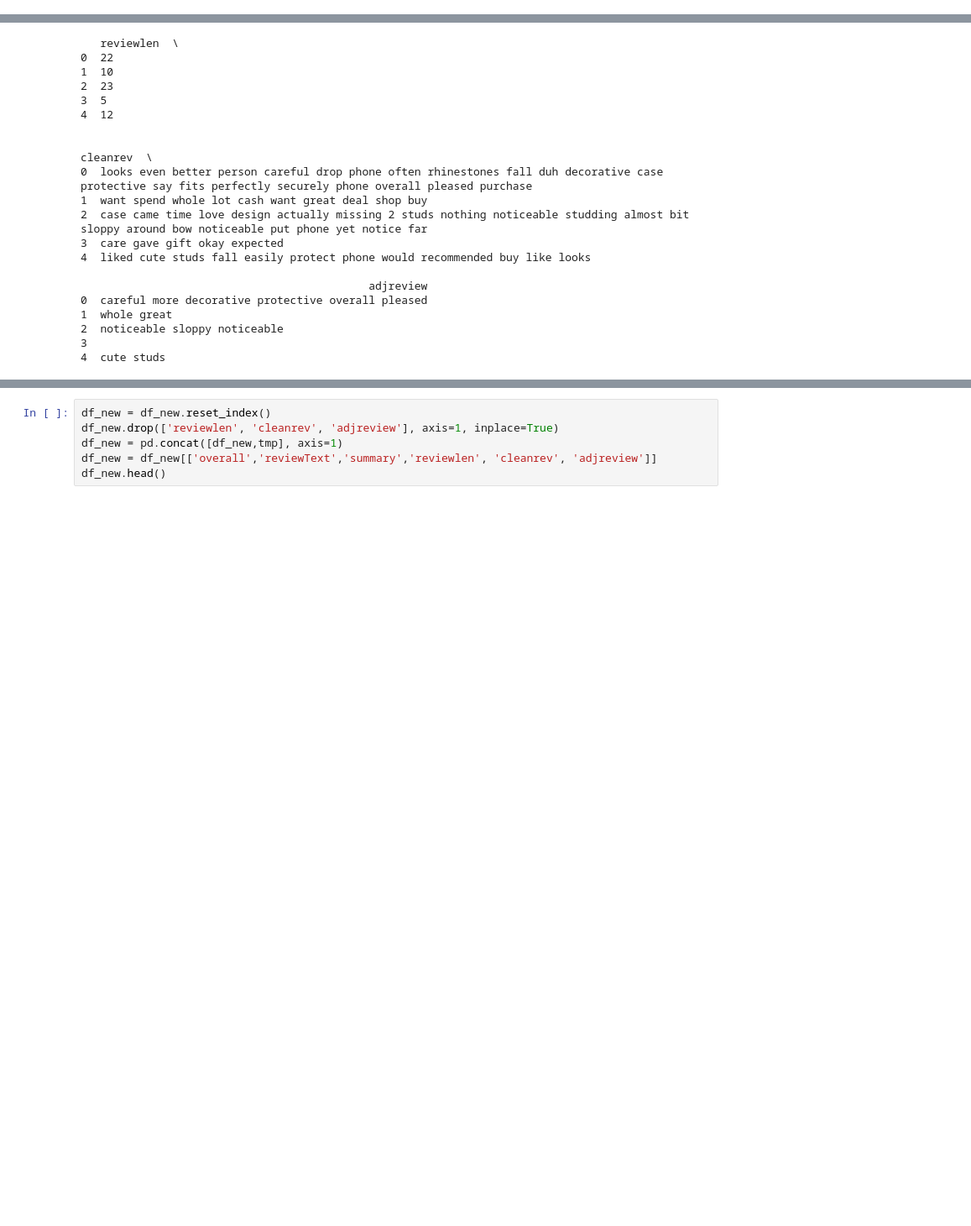
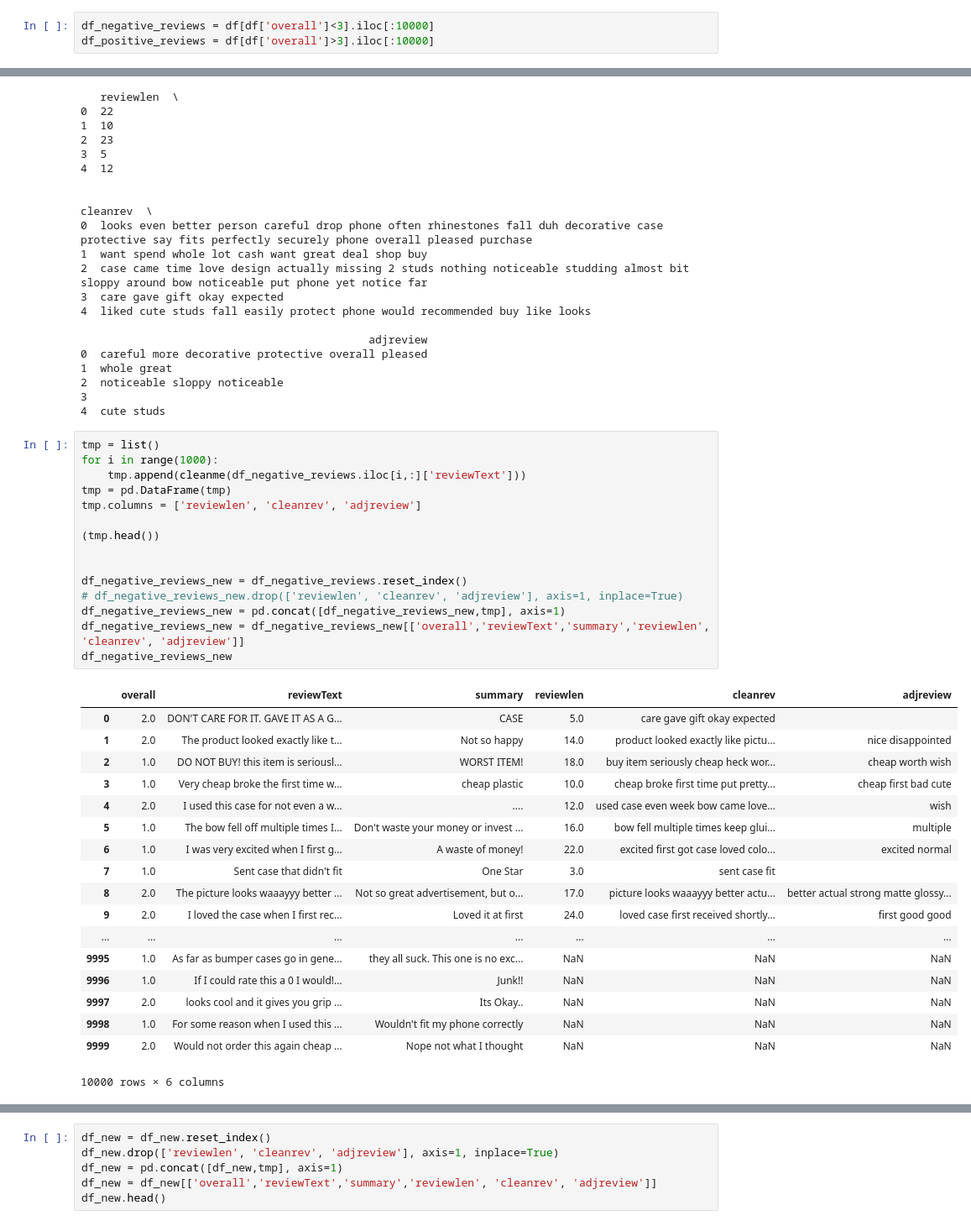
Before and after one commit to tapariaankit/SentimentAnalysis, a Jupyter notebook: ReviewAnalysis.ipynb, the cells around one changed output, grey strips where cells are left out. Shown: that part at 84% size. Drawn from its saved outputs; the diff is of its cells as text; blank space fills up the shorter version.

```diff
--- a/ReviewAnalysis.ipynb
+++ b/ReviewAnalysis.ipynb
@@ -93,6 +93,9 @@ df['overall'].value_counts()
 1.0     81469
 2.0     57153
 Name: overall, dtype: int64
+# %%
+df_negative_reviews = df[df['overall']<3].iloc[:10000]
+df_positive_reviews = df[df['overall']>3].iloc[:10000]
 # %%
 df_new = df.iloc[:100]
 # %%
@@ -183,3 +186,37 @@ print(tmp.head())
 2  noticeable sloppy noticeable
 3
 4  cute studs
+# %%
+tmp = list()
+for i in range(1000):
+    tmp.append(cleanme(df_negative_reviews.iloc[i,:]['reviewText']))
+tmp = pd.DataFrame(tmp)
+tmp.columns = ['reviewlen', 'cleanrev', 'adjreview']
+
+(tmp.head())
+
+
+df_negative_reviews_new = df_negative_reviews.reset_index()
+# df_negative_reviews_new.drop(['reviewlen', 'cleanrev', 'adjreview'], axis=1, inplace=True)
+df_negative_reviews_new = pd.concat([df_negative_reviews_new,tmp], axis=1)
+df_negative_reviews_new = df_negative_reviews_new[['overall','reviewText','summary','reviewlen', 'cleanrev', 'adjreview']]
+df_negative_reviews_new
+# %% [output]
+|  | overall | reviewText | summary | reviewlen | cleanrev | adjreview |
+| 0 | 2.0 | DON'T CARE FOR IT. GAVE IT AS A G... | CASE | 5.0 | care gave gift okay expected |  |
+| 1 | 2.0 | The product looked exactly like t... | Not so happy | 14.0 | product looked exactly like pictu... | nice disappointed |
+| 2 | 1.0 | DO NOT BUY! this item is seriousl... | WORST ITEM! | 18.0 | buy item seriously cheap heck wor... | cheap worth wish |
+| 3 | 1.0 | Very cheap broke the first time w... | cheap plastic | 10.0 | cheap broke first time put pretty... | cheap first bad cute |
+| 4 | 2.0 | I used this case for not even a w... | .... | 12.0 | used case even week bow came love... | wish |
+| 5 | 1.0 | The bow fell off multiple times I... | Don't waste your money or invest ... | 16.0 | bow fell multiple times keep glui... | multiple |
+| 6 | 1.0 | I was very excited when I first g... | A waste of money! | 22.0 | excited first got case loved colo... | excited normal |
+| 7 | 1.0 | Sent case that didn't fit | One Star | 3.0 | sent case fit |  |
+| 8 | 2.0 | The picture looks waaayyy better ... | Not so great advertisement, but o... | 17.0 | picture looks waaayyy better actu... | better actual strong matte glossy... |
+| 9 | 2.0 | I loved the case when I first rec... | Loved it at first | 24.0 | loved case first received shortly... | first good good |
+| ... | ... | ... | ... | ... | ... | ... |
+| 9995 | 1.0 | As far as bumper cases go in gene... | they all suck. This one is no exc... | NaN | NaN | NaN |
+| 9996 | 1.0 | If I could rate this a 0 I would!... | Junk!! | NaN | NaN | NaN |
+| 9997 | 2.0 | looks cool and it gives you grip ... | Its Okay.. | NaN | NaN | NaN |
+| 9998 | 1.0 | For some reason when I used this ... | Wouldn't fit my phone correctly | NaN | NaN | NaN |
+| 9999 | 2.0 | Would not order this again cheap ... | Nope not what I thought | NaN | NaN | NaN |
+10000 rows × 6 columns
```
Also changed, not shown: parts of 5 cells of this notebook.
